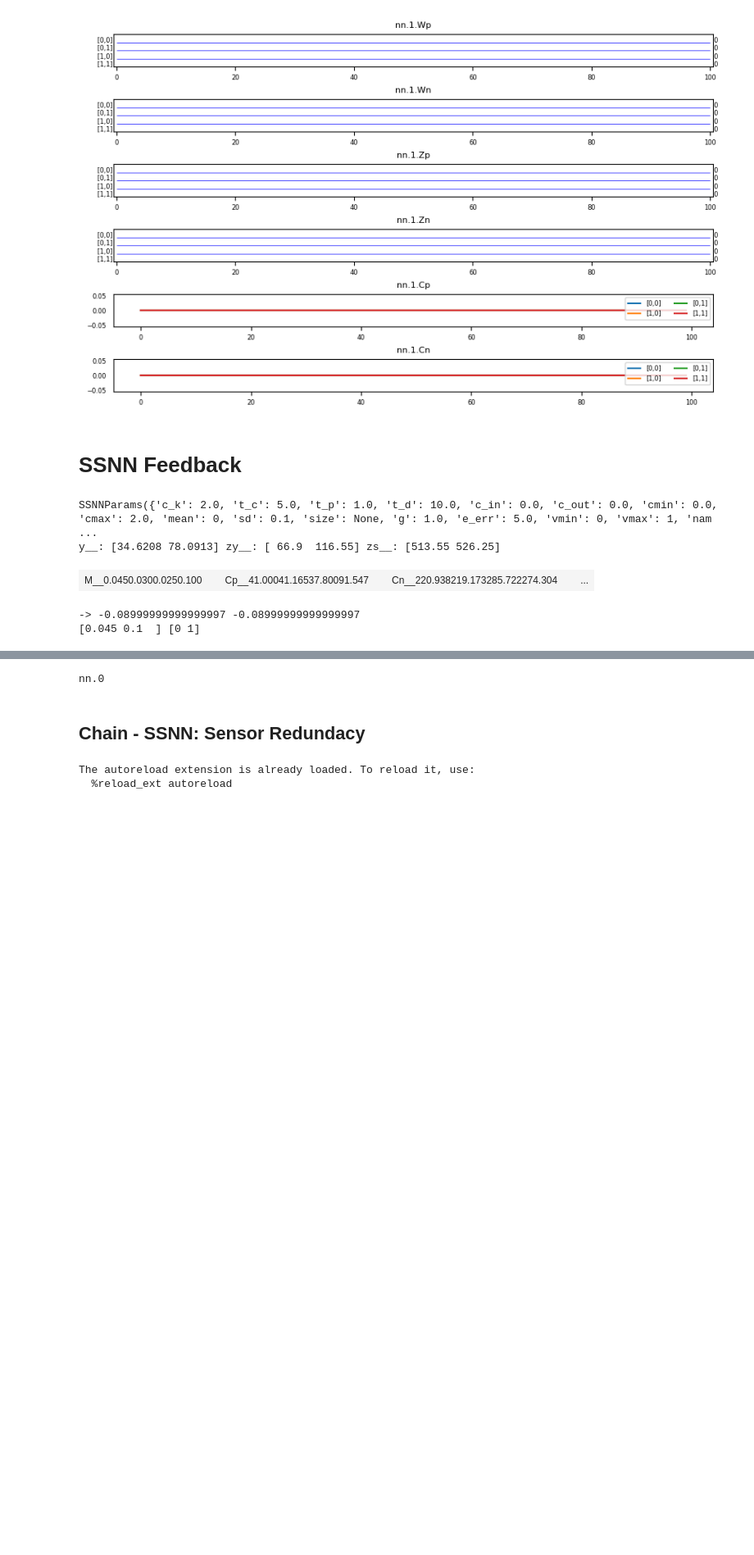
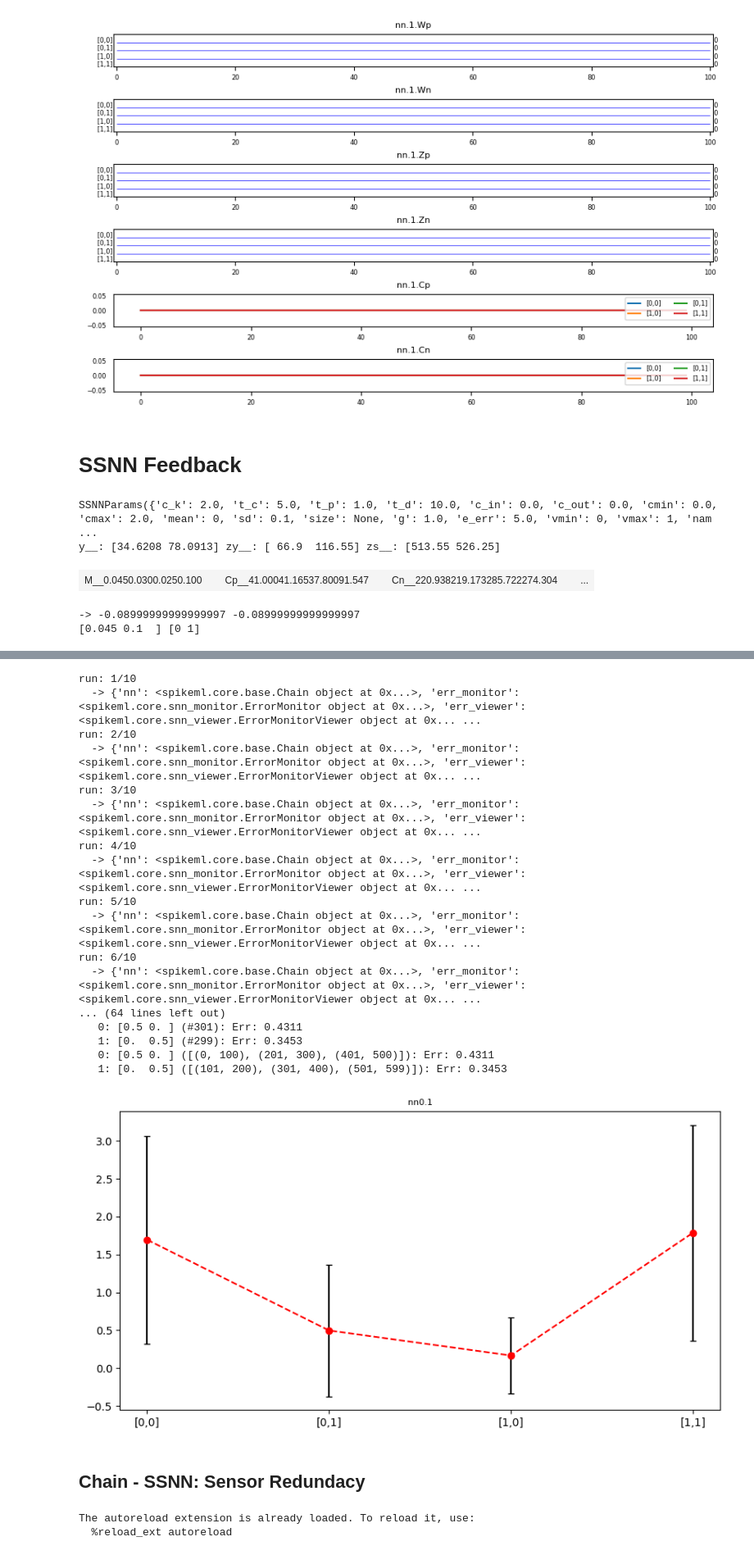
Before and after one commit to einnovator/spikeml, a Jupyter notebook: nb/snn.ipynb, the cells around one changed output, grey strips where cells are left out. Shown at 82% size. Saved outputs shown, nothing was run; the diff lists cells and outputs as text; code cells hidden in the pictures; blank space fills up the shorter version.

```diff
--- a/nb/snn.ipynb
+++ b/nb/snn.ipynb
@@ -872,3 +874,20 @@ def test_run_snn(size=None, T=None, ss=None, sensor_params=None, params=None, fe
     #print('-'*10)
     result = run(nn, T=T, ss=ss, params=params, feedback=feedback, callback=callback, plot=plot, log_step=log_step, options=options)
     return result
+
+
+def test_nrun_ssnn(runs=3, ss=None, params=None, size=None, feedback=True, plot=False, log_runs=1, log_step=-1, options=None):
+    if params is None:
+        params = SSNNParams()
+        print(params.fmt())
+    results = nrun(nn_creator= lambda n,_: make_ssnn_chain(name=f'nn{n}', size=size, params=params),
+         runs=runs, ss=ss, params=params, feedback=feedback, plot=plot, log_runs=log_runs, log_step=log_step)
+    return results
+
+def test_nrun_snn(runs=3, ss=None, params=None, size=None, feedback=True, plot=False, log_runs=1, log_step=-1, options=None):
+    if params is None:
+        params = SSNNParams()
+        print(params.fmt())
+    results = nrun(nn_creator= lambda n,_: make_ssnn_chain(name=f'nn{n}', size=size, params=params),
+         runs=runs, ss=ss, params=params, feedback=feedback, plot=plot, log_runs=log_runs, log_step=log_step)
+    return results
@@ -954,4 +974,25 @@ nn.s.zs:
 # %%
-print(result['err_monitor'].ref.name)
+results = test_nrun_ssnn(runs=10, size=SIZE, ss=ss, params=params, log_runs=1, log_step=-1, options=options)
+
+results.log_monitor()
+
+plot_stats(results)
 # %% [output]
-nn.0
+run: 1/10
+  -> {'nn': <spikeml.core.base.Chain object at 0x...>, 'err_monitor': <spikeml.core.snn_monitor.ErrorMonitor object at 0x...>, 'err_viewer': <spikeml.core.snn_viewer.ErrorMonitorViewer object at 0x... ...
+run: 2/10
+  -> {'nn': <spikeml.core.base.Chain object at 0x...>, 'err_monitor': <spikeml.core.snn_monitor.ErrorMonitor object at 0x...>, 'err_viewer': <spikeml.core.snn_viewer.ErrorMonitorViewer object at 0x... ...
+run: 3/10
+  -> {'nn': <spikeml.core.base.Chain object at 0x...>, 'err_monitor': <spikeml.core.snn_monitor.ErrorMonitor object at 0x...>, 'err_viewer': <spikeml.core.snn_viewer.ErrorMonitorViewer object at 0x... ...
+run: 4/10
+  -> {'nn': <spikeml.core.base.Chain object at 0x...>, 'err_monitor': <spikeml.core.snn_monitor.ErrorMonitor object at 0x...>, 'err_viewer': <spikeml.core.snn_viewer.ErrorMonitorViewer object at 0x... ...
+run: 5/10
+  -> {'nn': <spikeml.core.base.Chain object at 0x...>, 'err_monitor': <spikeml.core.snn_monitor.ErrorMonitor object at 0x...>, 'err_viewer': <spikeml.core.snn_viewer.ErrorMonitorViewer object at 0x... ...
+run: 6/10
+  -> {'nn': <spikeml.core.base.Chain object at 0x...>, 'err_monitor': <spikeml.core.snn_monitor.ErrorMonitor object at 0x...>, 'err_viewer': <spikeml.core.snn_viewer.ErrorMonitorViewer object at 0x... ...
+... (64 lines left out)
+   0: [0.5 0. ] (#301): Err: 0.4311
+   1: [0.  0.5] (#299): Err: 0.3453
+   0: [0.5 0. ] ([(0, 100), (201, 300), (401, 500)]): Err: 0.4311
+   1: [0.  0.5] ([(101, 200), (301, 400), (501, 599)]): Err: 0.3453
+[figure, added]
```
Also changed, not shown: parts of 13 cells of this notebook, 7 other files.
